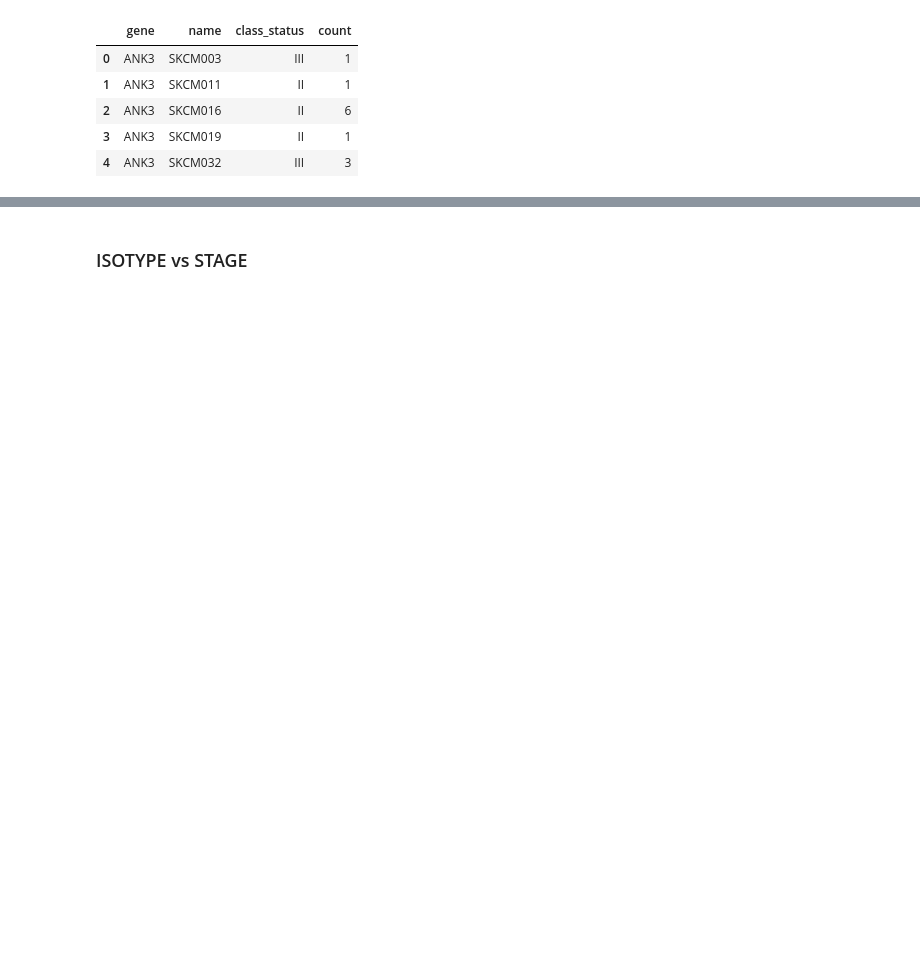
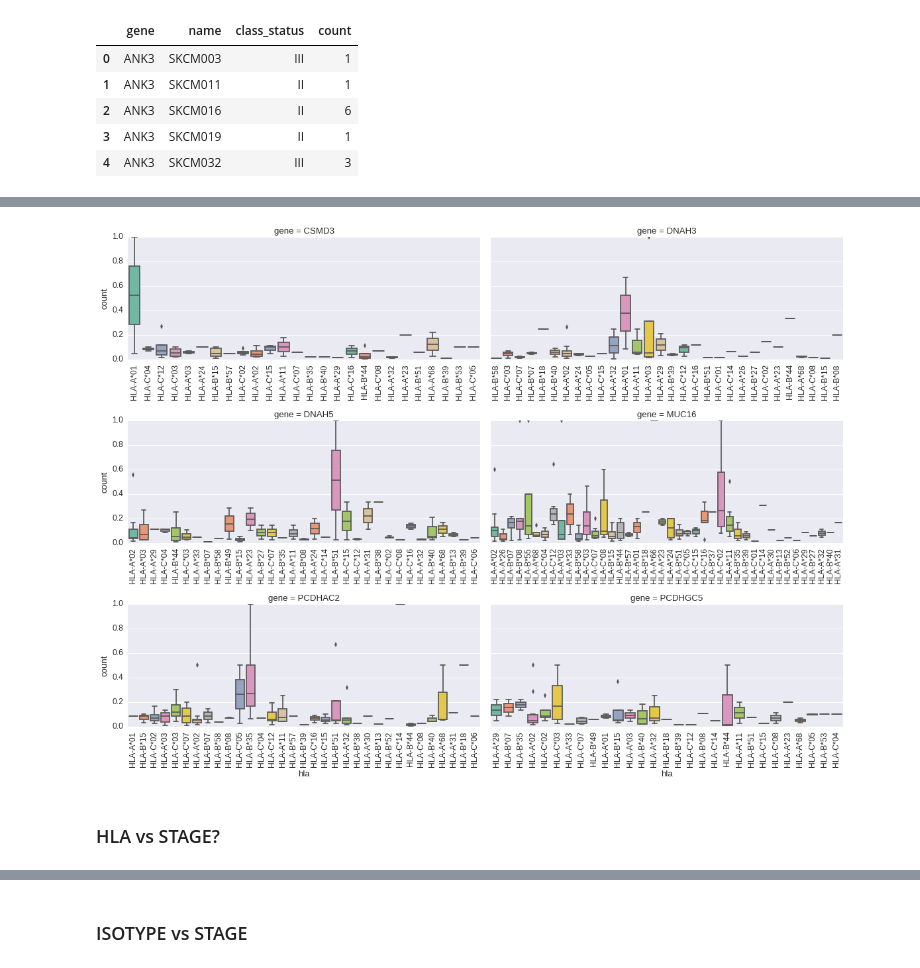
Before and after one commit to antigenomics/til-tcr-analysis, a Jupyter notebook: melanoma_2017/DecisionTree/13.04.17-18.04.17.ipynb, the cells around one changed output, grey strips where cells are left out. Drawn from its saved outputs; the diff is of its cells as text; code cells hidden in the pictures; blank space fills up the shorter version.

```diff
--- a/melanoma_2017/DecisionTree/13.04.17-18.04.17.ipynb
+++ b/melanoma_2017/DecisionTree/13.04.17-18.04.17.ipynb
@@ -477,0 +495,16 @@ plt.tight_layout()
+# %%
+melt_top6 = pd.DataFrame(top6_pd.drop('hla', axis=1)
+             .join
+             (
+             top6_pd.hla
+             .str
+             .split(",", expand=True)
+             .stack()
+             .reset_index(drop=True, level=1)
+             .rename('hla')
+             ))
+
+top6_pd_sum = pd.DataFrame(melt_top6.groupby(['gene','name', 'hla'])['count'].sum()).reset_index()
+#top6_pd_sum /= top6_pd_sum.groupby("name")["count"].transform(sum)
+top6_pd_sum['count'] /= top6_pd_sum.groupby("name")["count"].transform(sum)
+top6_pd_sum[0:5]
@@ -477,0 +518,14 @@ plt.tight_layout()
+# %%
+sns.set(font_scale=1.2)
+grid111 = sns.FacetGrid(top6_pd_sum, col="gene", col_wrap=2, size=4, aspect=2, margin_titles=True, sharex=False) #, sharey=False)
+grid111.map(sns.boxplot, "hla", "count",  palette='Set2')#, **kws)
+for ax in grid111.axes.flat:
+    for label in ax.get_xticklabels():
+        label.set_rotation(90)
+grid111.fig.tight_layout(w_pad=3)
+grid111.fig.subplots_adjust()
+plt.tight_layout()
+# %% [output]
+[figure, added]
+# %% [markdown]
+### HLA vs STAGE?
```
Also changed, not shown: parts of 25 cells of this notebook.
